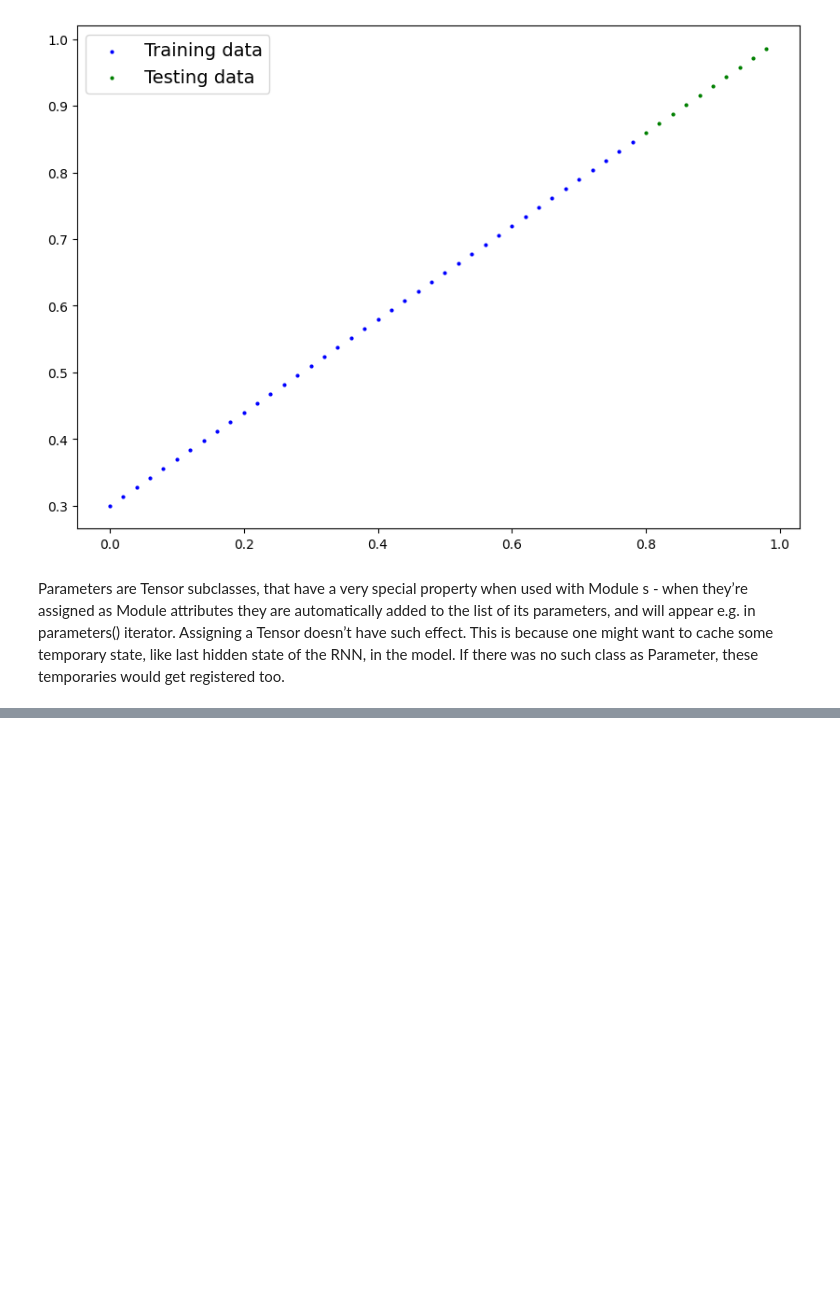
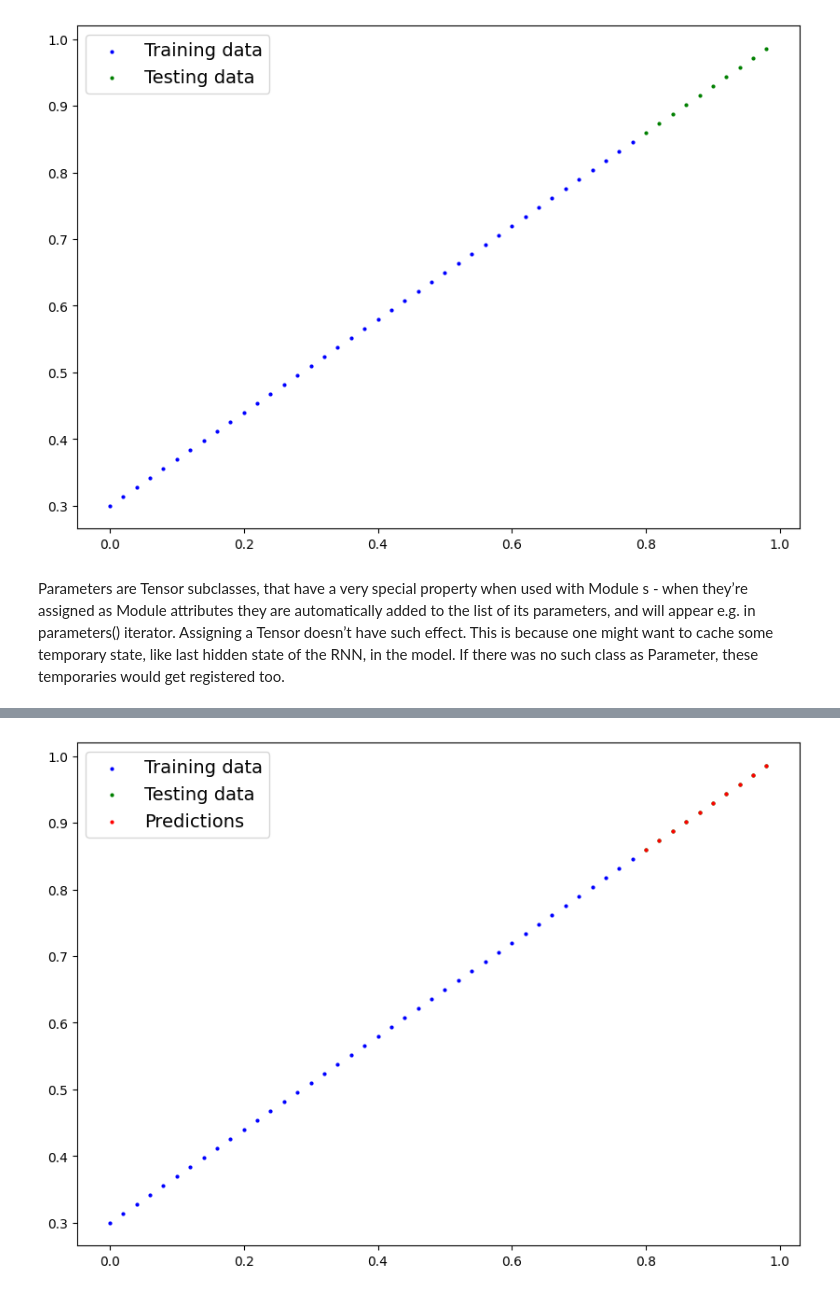
Before and after one commit to Pritush09/DeepLearning-Pytorch, a Jupyter notebook: 01_Pytorch_WorkFlow_Fundamentals.ipynb, the cells around one changed output, grey strips where cells are left out. Drawn from its saved outputs; the diff is of its cells as text; code cells hidden in the pictures; blank space fills up the shorter version.

```diff
--- a/01_Pytorch_WorkFlow_Fundamentals.ipynb
+++ b/01_Pytorch_WorkFlow_Fundamentals.ipynb
@@ -172,0 +456,7 @@ class LinearRegressionModel(nn.Module): # <- almost everything in PyTorch is a n
+# %%
+model_0.eval()
+
+with torch.inference_mode():
+  y_pred_new = model_0(X_test)
+
+print(y_pred_new)
@@ -172,0 +474,4 @@ class LinearRegressionModel(nn.Module): # <- almost everything in PyTorch is a n
+# %%
+plot_predictions(predictions=y_pred_new)
+# %% [output]
+[figure, added]
```
Also changed, not shown: parts of 35 cells of this notebook.
